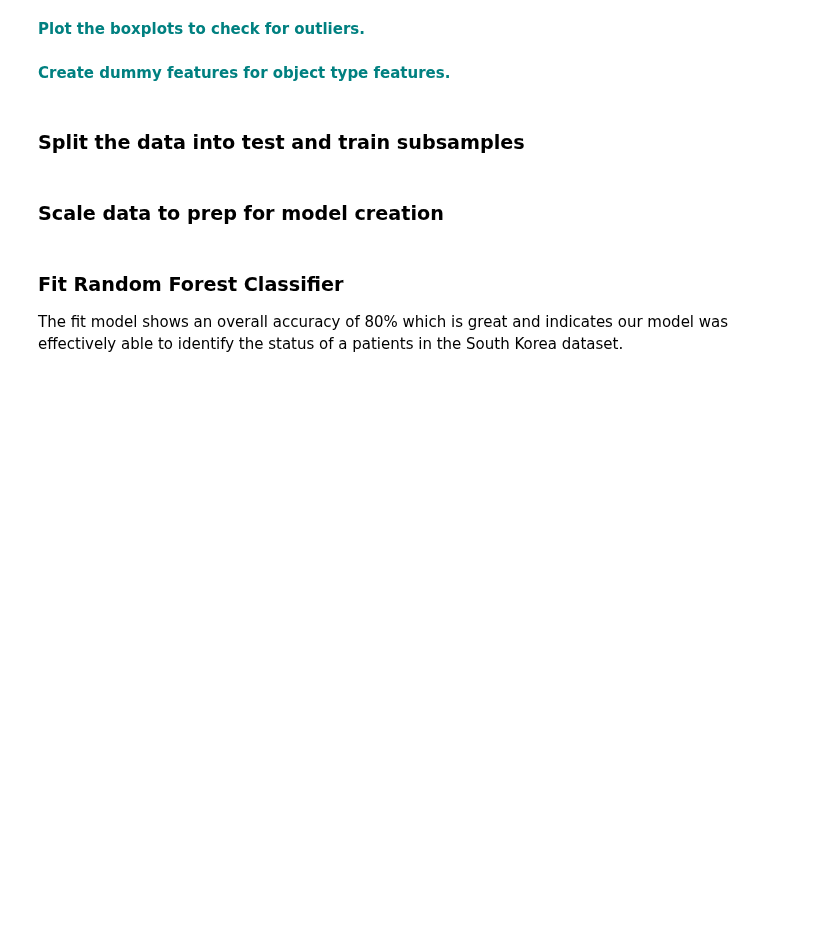
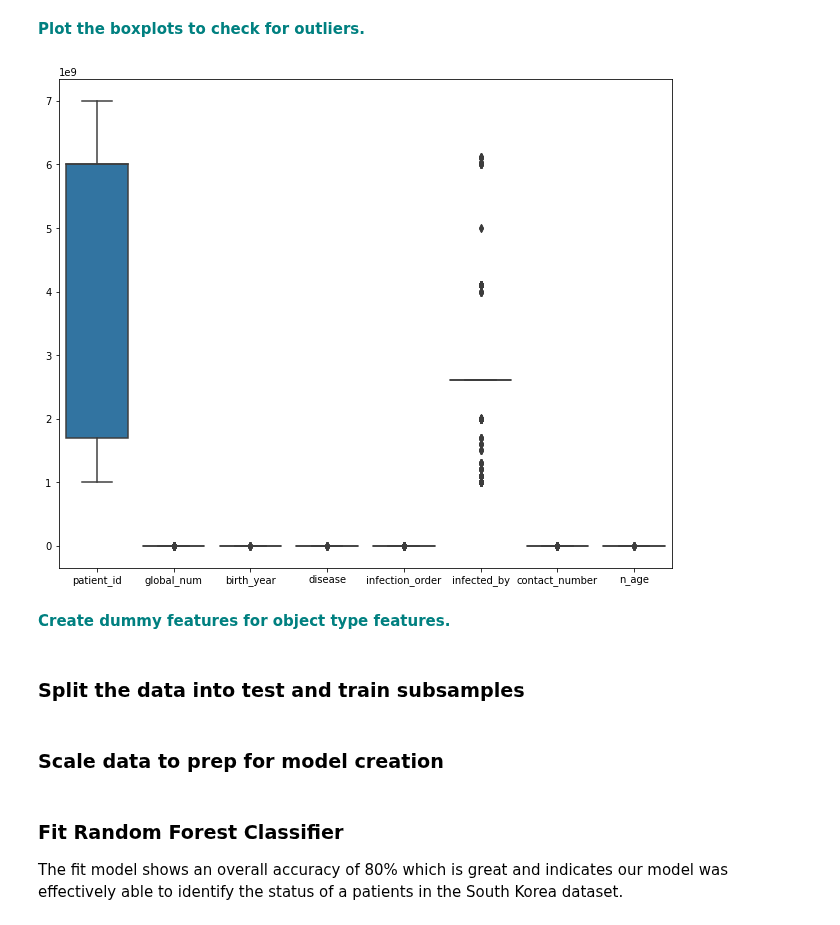
Before and after one commit to Dylan-C-Neal/Springboard-Data-Science-Career-Track, a Jupyter notebook: RandomForest Covid Case Study_06302020/RandomForest_casestudy_covid19.ipynb, the cells around one changed output. Cells and saved outputs as stored; diff of their text form; code cells hidden in the pictures; blank space fills up the shorter version.

```diff
--- a/RandomForest Covid Case Study_06302020/RandomForest_casestudy_covid19.ipynb
+++ b/RandomForest Covid Case Study_06302020/RandomForest_casestudy_covid19.ipynb
@@ -286,4 +379,9 @@ vn
 # %% [markdown]
 **<font color='teal'> Plot the boxplots to check for outliers. </font>**
+# %%
+f, ax = plt.subplots(figsize=(11, 9))
+_ = sns.boxplot(data = df)
+# %% [output]
+[figure, added]
 # %% [markdown]
 **<font color='teal'> Create dummy features for object type features. </font>**
```
Also changed, not shown: parts of 15 cells of this notebook, 2 other files.
